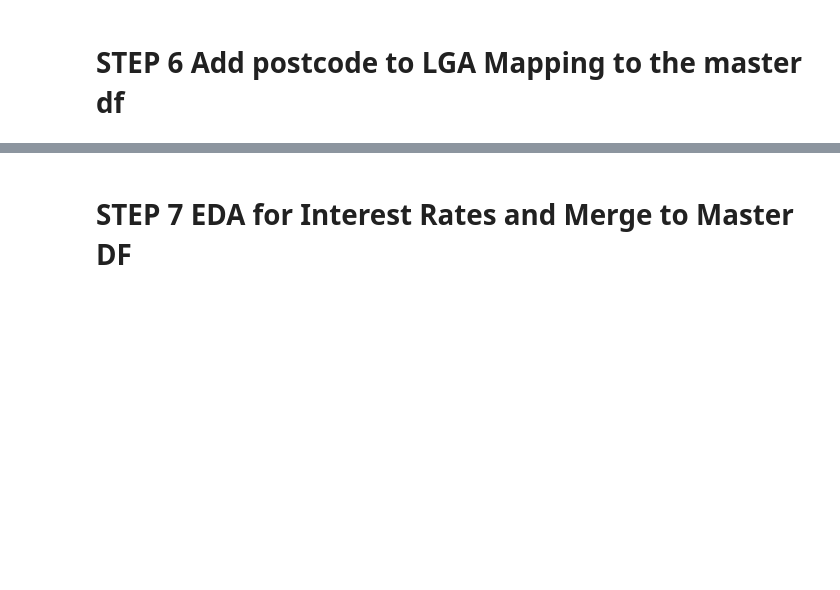
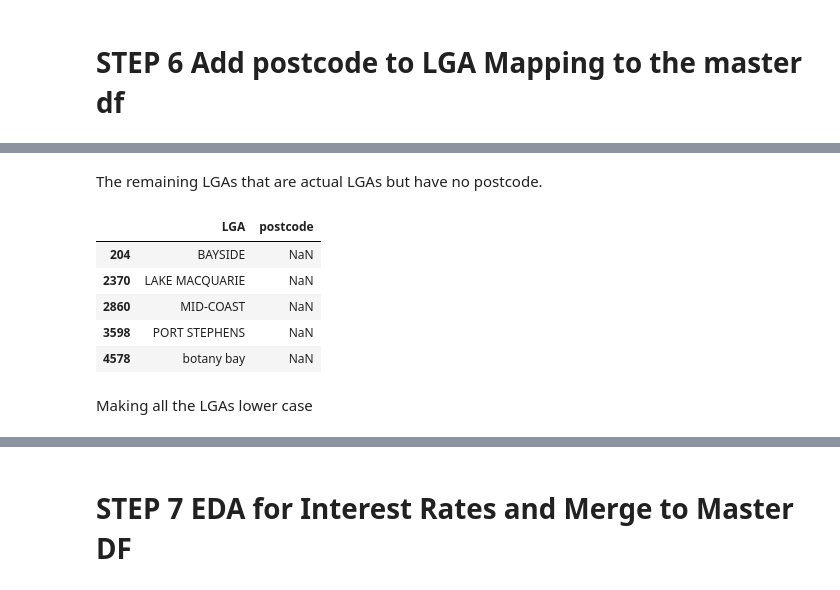
Before and after one commit to walthersy/NSW-house-price, a Jupyter notebook: Data Cleaning Pt1 (sales and rent).ipynb, the cells around one changed output, grey strips where cells are left out. Drawn from its saved outputs; the diff is of its cells as text; code cells hidden in the pictures; blank space fills up the shorter version.

```diff
--- a/Data Cleaning Pt1 (sales and rent).ipynb
+++ b/Data Cleaning Pt1 (sales and rent).ipynb
@@ -963,0 +1094,13 @@ lga_poa.loc[lga_poa['LGA']=='UNINCORPORATED']
+# %% [markdown]
+The remaining LGAs that are actual LGAs but have no postcode.
+# %%
+lga_poa.loc[lga_poa['postcode'].isnull()]
+# %% [output]
+|  | LGA | postcode |
+| 204 | BAYSIDE | NaN |
+| 2370 | LAKE MACQUARIE | NaN |
+| 2860 | MID-COAST | NaN |
+| 3598 | PORT STEPHENS | NaN |
+| 4578 | botany bay | NaN |
+# %% [markdown]
+Making all the LGAs lower case
```
Also changed, not shown: parts of 45 cells of this notebook.
